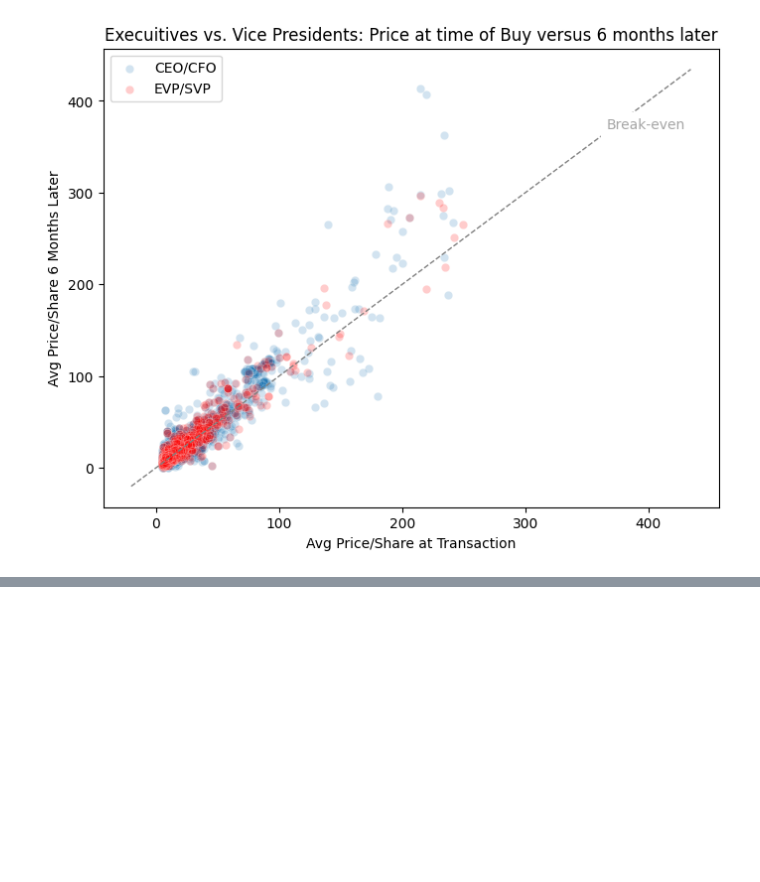
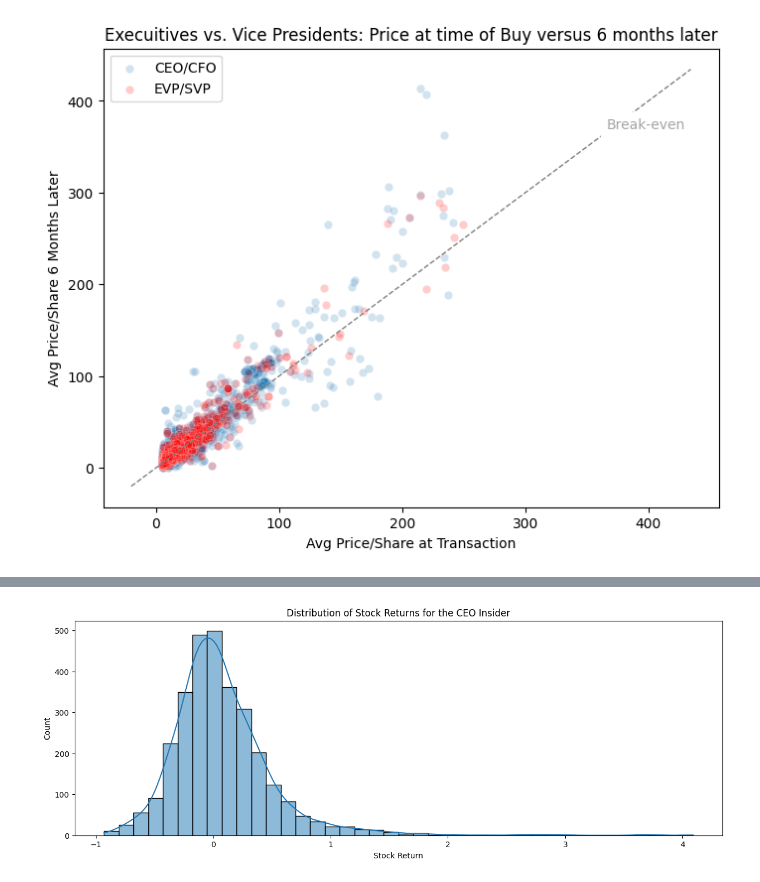
Before and after one commit to tmacpherson6/Do-Insiders-Know-Something-We-Dont, a Jupyter notebook: Thomas_EDA.ipynb, the cells around one changed output, grey strips where cells are left out. Cells and saved outputs as stored; diff of their text form; code cells hidden in the pictures; blank space fills up the shorter version.

```diff
--- a/Thomas_EDA.ipynb
+++ b/Thomas_EDA.ipynb
@@ -1892,0 +1940,16 @@ To make this a truly good analysis. We should look at the return in comparison t
+# %%
+#Let's pick the postion that we want to look at return distribution for
+position = 'CEO'
+
+#Let's filter the dataframe for that position
+position_df = complete_df[complete_df[position]==1]
+
+#Let's create a visualizations to look at the stock return distribution
+plt.figure(figsize=(15,5))
+sns.histplot(position_df['stock_return_6mos'],kde=True,bins=40)
+plt.title(f"Distribution of Stock Returns for the {position} Insider")
+plt.xlabel('Stock Return')
+plt.ylabel('Count')
+plt.show()
+# %% [output]
+[figure, added]
```
Also changed, not shown: parts of 13 cells of this notebook.
